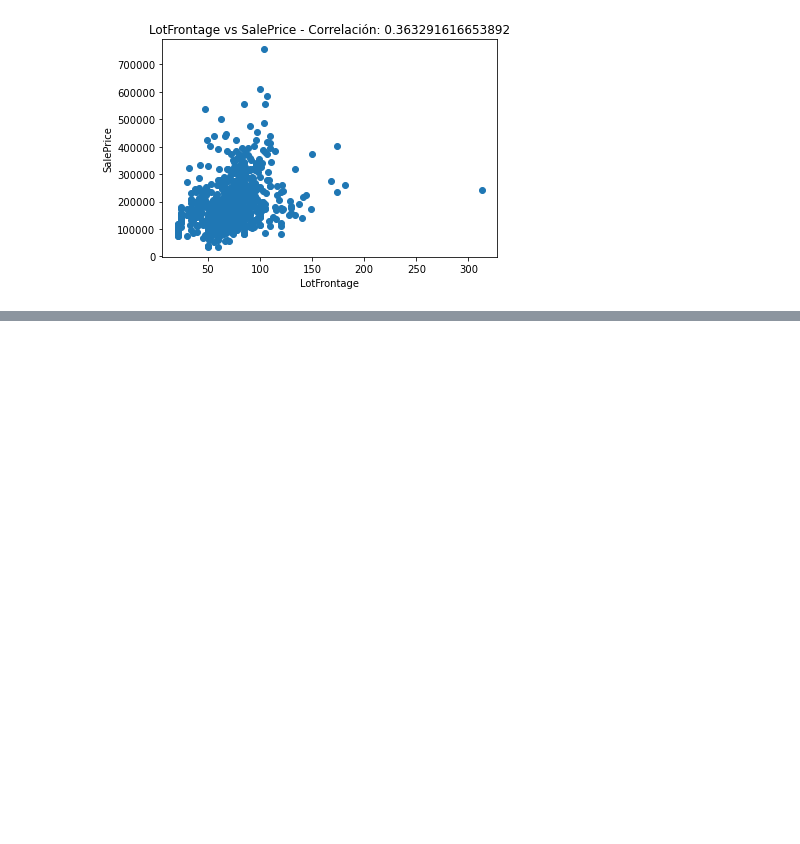
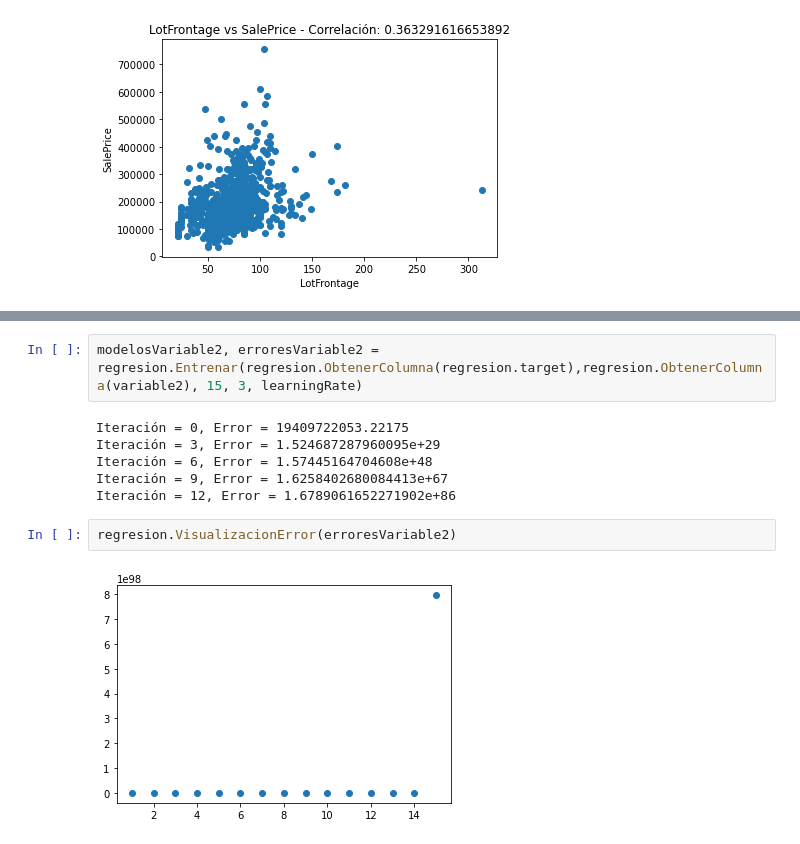
Before and after one commit to duartefrancisco/SLI-Proyecto1, a Jupyter notebook: Proyecto.ipynb, the cells around one changed output, grey strips where cells are left out. Saved outputs shown, nothing was run; the diff lists cells and outputs as text; blank space fills up the shorter version.

```diff
--- a/Proyecto.ipynb
+++ b/Proyecto.ipynb
@@ -72,0 +122,12 @@ regresion.AnalisisVariablesIndependientes()
+# %%
+modelosVariable2, erroresVariable2 = regresion.Entrenar(regresion.ObtenerColumna(regresion.target),regresion.ObtenerColumna(variable2), 15, 3, learningRate)
+# %% [output]
+Iteración = 0, Error = 19409722053.22175
+Iteración = 3, Error = 1.524687287960095e+29
+Iteración = 6, Error = 1.57445164704608e+48
+Iteración = 9, Error = 1.6258402680084413e+67
+Iteración = 12, Error = 1.6789061652271902e+86
+# %%
+regresion.VisualizacionError(erroresVariable2)
+# %% [output]
+[figure, added]
```
Also changed, not shown: parts of 22 cells of this notebook.
